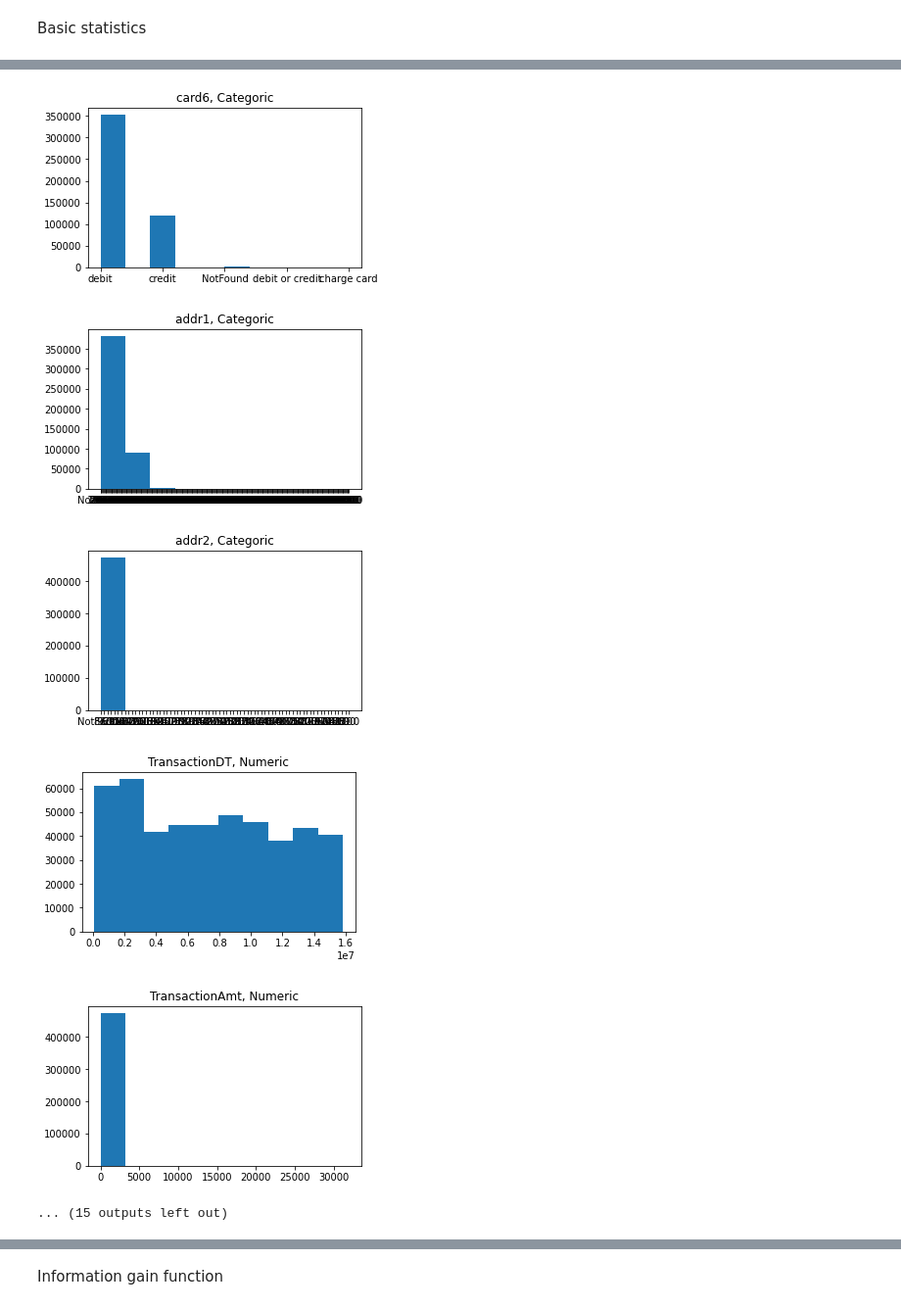
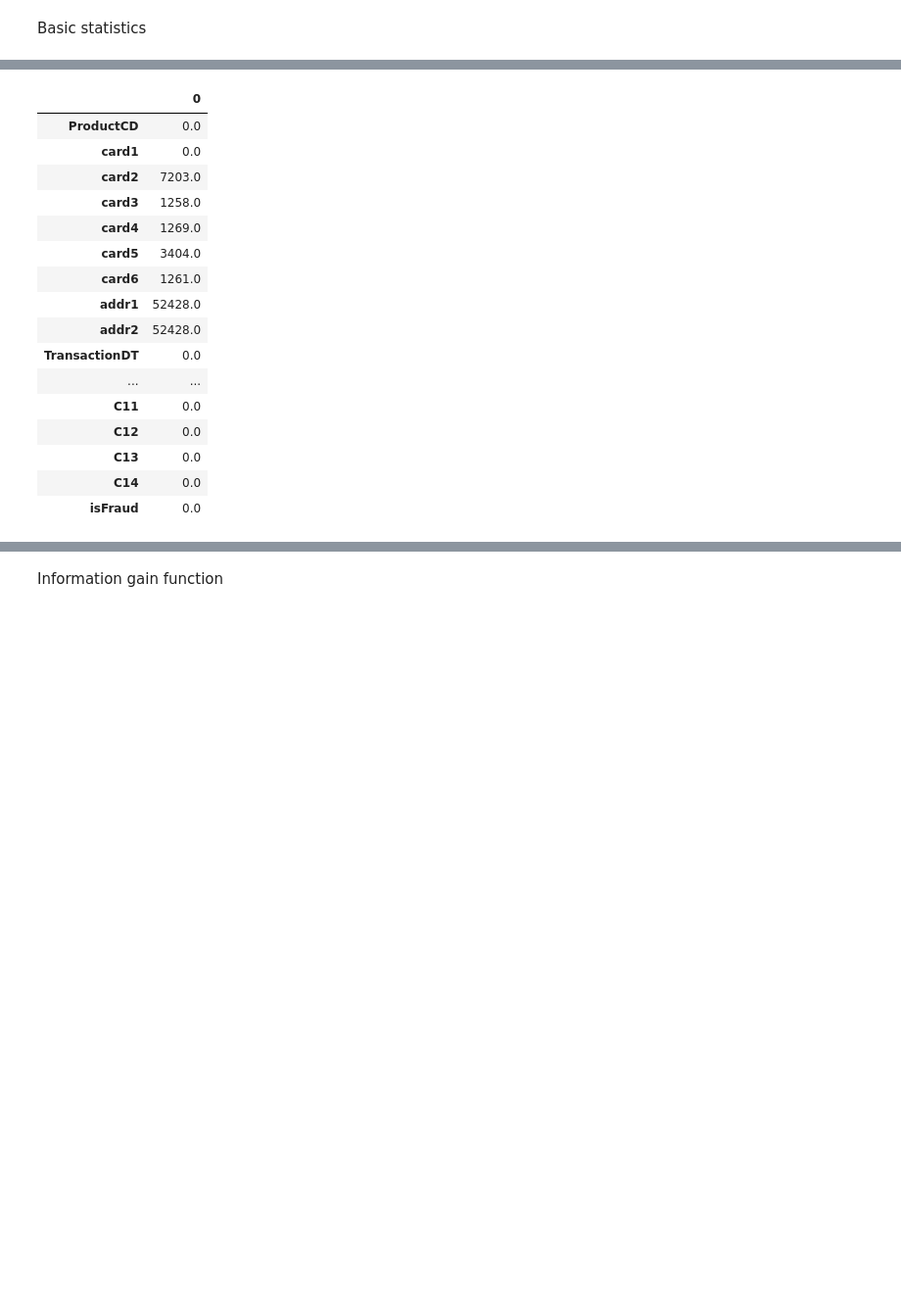
Before and after one commit to YinQingYuanQue/HM1_DT_CS529, a Jupyter notebook: HM1.ipynb, the cells around one changed output, grey strips where cells are left out. Shown at 98% size. Saved outputs shown, nothing was run; the diff lists cells and outputs as text; code cells hidden in the pictures; blank space fills up the shorter version.

```diff
--- a/HM1.ipynb
+++ b/HM1.ipynb
@@ -40,17 +44,23 @@ Columns = train.columns.values
 Columns = Columns[Columns != Index]
 Categoric_features = ['ProductCD','card1','card2','card3','card4','card5','card6','addr1','addr2']
 Numeric_features = np.setdiff1d(Columns, Categoric_features)
+MissingData = pd.DataFrame(index = Columns)
 for i in Columns:
-  fig, ax  = plt.subplots(figsize= (5,3))
-  plt.hist(train[i])
-  if i in Numeric_features:
-    identify = 'Numeric'
-  else:
-    identify = 'Categoric'
-  plt.title(f"{i:}, {identify}")
+  #fig, ax  = plt.subplots(figsize= (5,3))
+  #plt.hist(train[i])
+  # if i in Numeric_features:
+  #       identify = 'Numeric'
+  # else:
+  #   identify = 'Categoric'
+  # plt.title(f"{i:}, {identify}")
+  # if i == 'isFraud':
+  #       continue
+  tmp_df = train[(train[i]=='NotFound') | (train[i].isna())] #test[(test[i]=='NotFound') | (test[i].isna())]
+  MissingData.loc[i,0] = tmp_df.shape[0]
 Categoric_features.append('Num_Cat')
 print (Numeric_features)
 print (Categoric_features)
+MissingData
 # %% [output]
 ['C1' 'C10' 'C11' 'C12' 'C13' 'C14' 'C2' 'C3' 'C4' 'C5' 'C6' 'C7' 'C8'
  'C9' 'TransactionAmt' 'TransactionDT' 'isFraud']
@@ -64,6 +68,17 @@ print (Categoric_features)
-[figure, removed]
-[figure, removed]
-[figure, removed]
-[figure, removed]
-[figure, removed]
-... (15 outputs left out)
+|  | 0 |
+| ProductCD | 0.0 |
+| card1 | 0.0 |
+| card2 | 7203.0 |
+| card3 | 1258.0 |
+| card4 | 1269.0 |
+| card5 | 3404.0 |
+| card6 | 1261.0 |
+| addr1 | 52428.0 |
+| addr2 | 52428.0 |
+| TransactionDT | 0.0 |
+| ... | ... |
+| C11 | 0.0 |
+| C12 | 0.0 |
+| C13 | 0.0 |
+| C14 | 0.0 |
+| isFraud | 0.0 |
```
Also changed, not shown: parts of 14 cells of this notebook.
